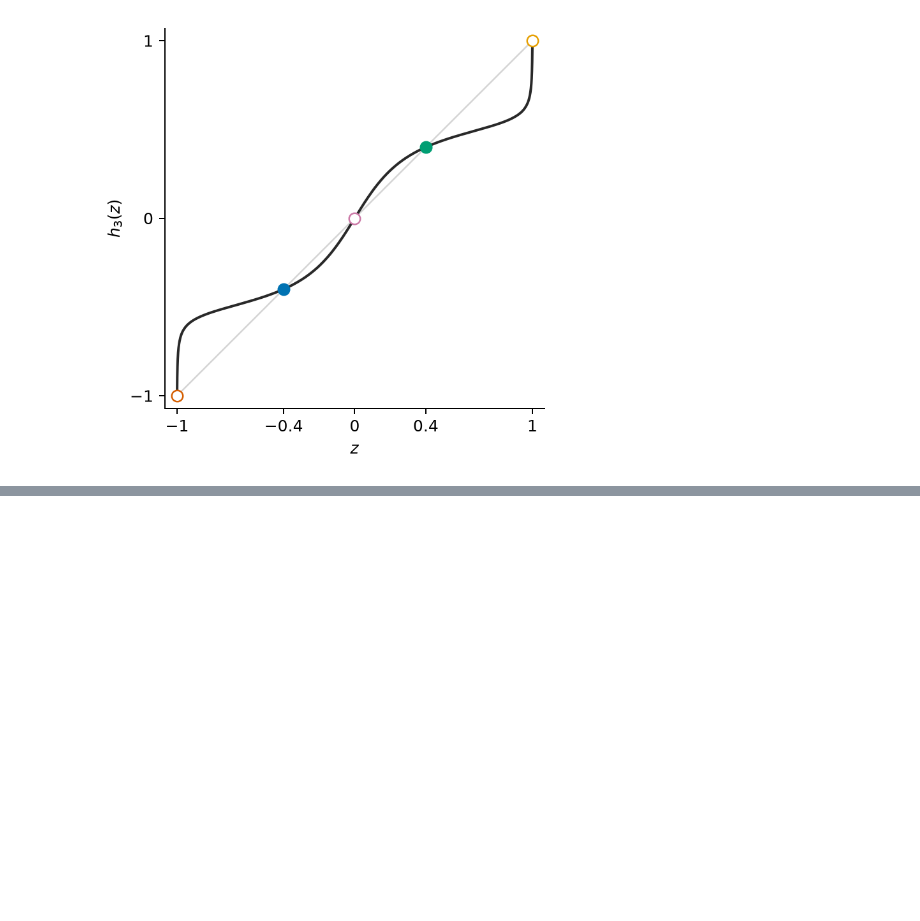
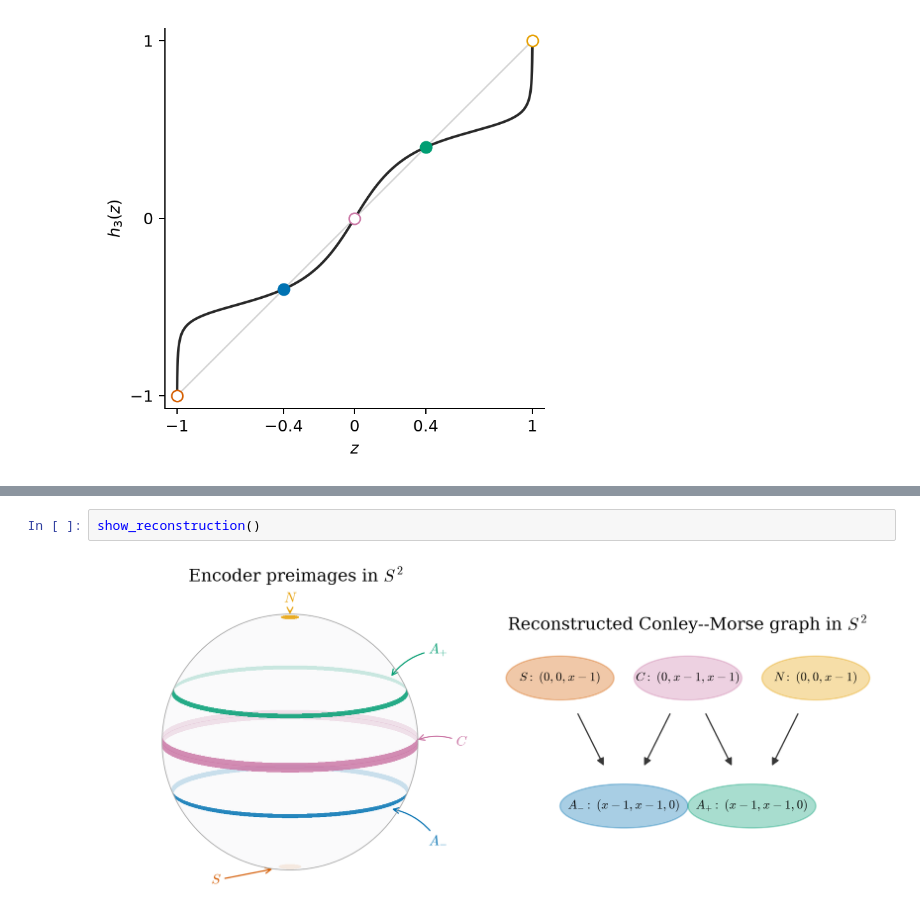
Before and after one commit to bernardorivas/2027_L4DC_EquivariantMorseGraphs, a Jupyter notebook: code-kaito/notebooks/01_sphere.ipynb, the cells around one changed output, grey strips where cells are left out. Cells and saved outputs as stored; diff of their text form; blank space fills up the shorter version.

```diff
--- a/code-kaito/notebooks/01_sphere.ipynb
+++ b/code-kaito/notebooks/01_sphere.ipynb
@@ -277,0 +251,4 @@ show_conjugacy_check(fit)
+# %%
+show_reconstruction()
+# %% [output]
+[figure, added]
```
Also changed, not shown: parts of 27 cells of this notebook, 7 other files.
